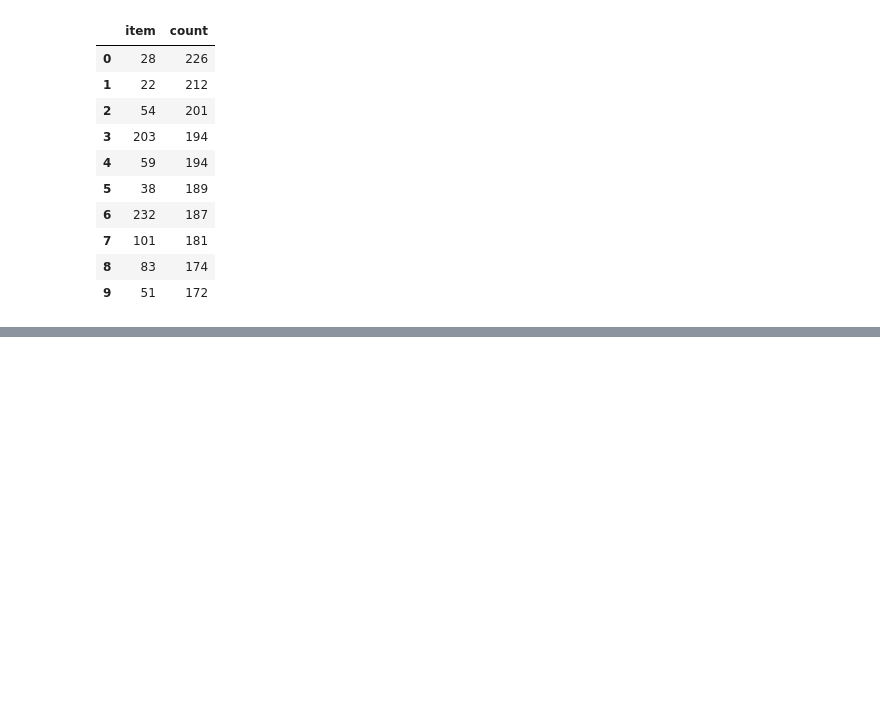
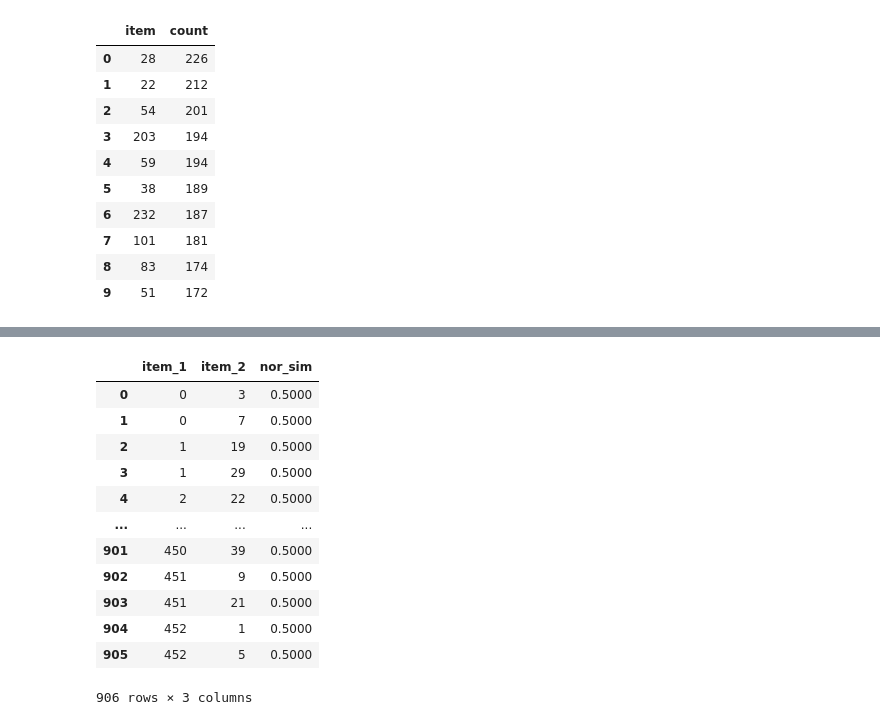
Before and after one commit to asdfrt159/DataScientist, a Jupyter notebook: DB/hw/test.ipynb, the cells around one changed output, grey strips where cells are left out. Cells and saved outputs as stored; diff of their text form; code cells hidden in the pictures; blank space fills up the shorter version.

```diff
--- a/DB/hw/test.ipynb
+++ b/DB/hw/test.ipynb
@@ -80,0 +147,21 @@ get_output(query)
+# %%
+query2 = 'SELECT I.item_1, I.item_2, ROUND(I.sim/S.sim_sum , 4) AS nor_sim\
+		FROM (SELECT item_1, item_2, sim, ROW_NUMBER() OVER(PARTITION BY item_1 ORDER BY sim DESC, item_2 ASC) AS ranking\
+			FROM item_similarity) AS I NATURAL JOIN ('+ query +') AS S\
+        WHERE I.ranking <= ' + str(rec_num) +''
+item_sim = get_output(query2)
+item_sim
+# %% [output]
+|  | item_1 | item_2 | nor_sim |
+| 0 | 0 | 3 | 0.5000 |
+| 1 | 0 | 7 | 0.5000 |
+| 2 | 1 | 19 | 0.5000 |
+| 3 | 1 | 29 | 0.5000 |
+| 4 | 2 | 22 | 0.5000 |
+| ... | ... | ... | ... |
+| 901 | 450 | 39 | 0.5000 |
+| 902 | 451 | 9 | 0.5000 |
+| 903 | 451 | 21 | 0.5000 |
+| 904 | 452 | 1 | 0.5000 |
+| 905 | 452 | 5 | 0.5000 |
+906 rows × 3 columns
```
Also changed, not shown: parts of 15 cells of this notebook, 2 other files.
